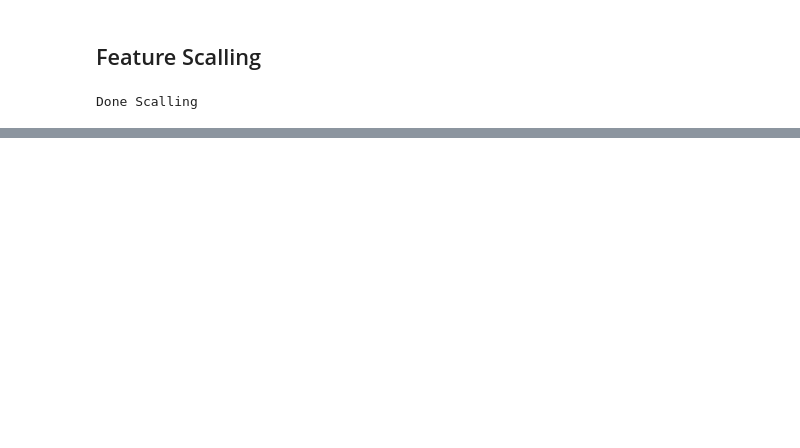
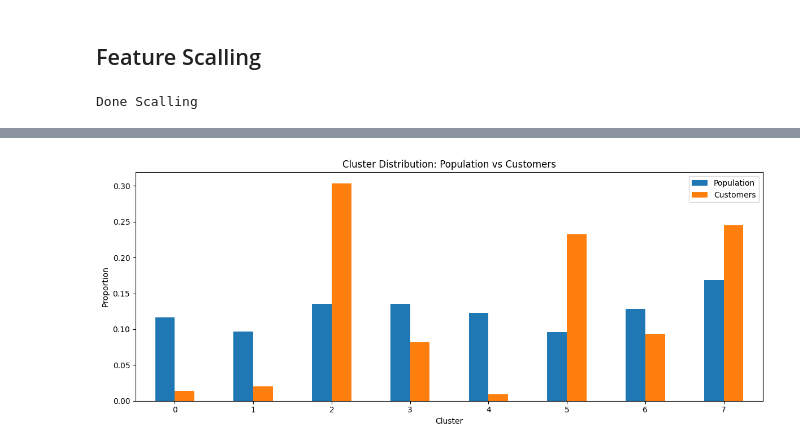
Before and after one commit to mohamed-295/UnsupervisedML_Project, a Jupyter notebook: UnsupervisedML_Project.ipynb, the cells around one changed output, grey strips where cells are left out. Cells and saved outputs as stored; diff of their text form; code cells hidden in the pictures; blank space fills up the shorter version.

```diff
--- a/UnsupervisedML_Project.ipynb
+++ b/UnsupervisedML_Project.ipynb
@@ -246,0 +346,24 @@ Done Scalling
+# %%
+optimal_k = 8
+
+kmeans = KMeans(n_clusters=optimal_k, random_state=42, n_init=10)
+azdias_clusters = kmeans.fit_predict(azdias_pca)
+customers_clusters = kmeans.predict(customers_pca)
+# %%
+pop_counts = pd.Series(azdias_clusters).value_counts(normalize=True).sort_index()
+cust_counts = pd.Series(customers_clusters).value_counts(normalize=True).sort_index()
+
+comparison = pd.DataFrame({
+    'Population': pop_counts,
+    'Customers': cust_counts
+}).fillna(0)
+
+comparison.plot(kind='bar', figsize=(12, 5))
+plt.title('Cluster Distribution: Population vs Customers')
+plt.xlabel('Cluster')
+plt.ylabel('Proportion')
+plt.xticks(rotation=0)
+plt.tight_layout()
+plt.show()
+# %% [output]
+[figure, added]
```
Also changed, not shown: parts of 24 cells of this notebook.
